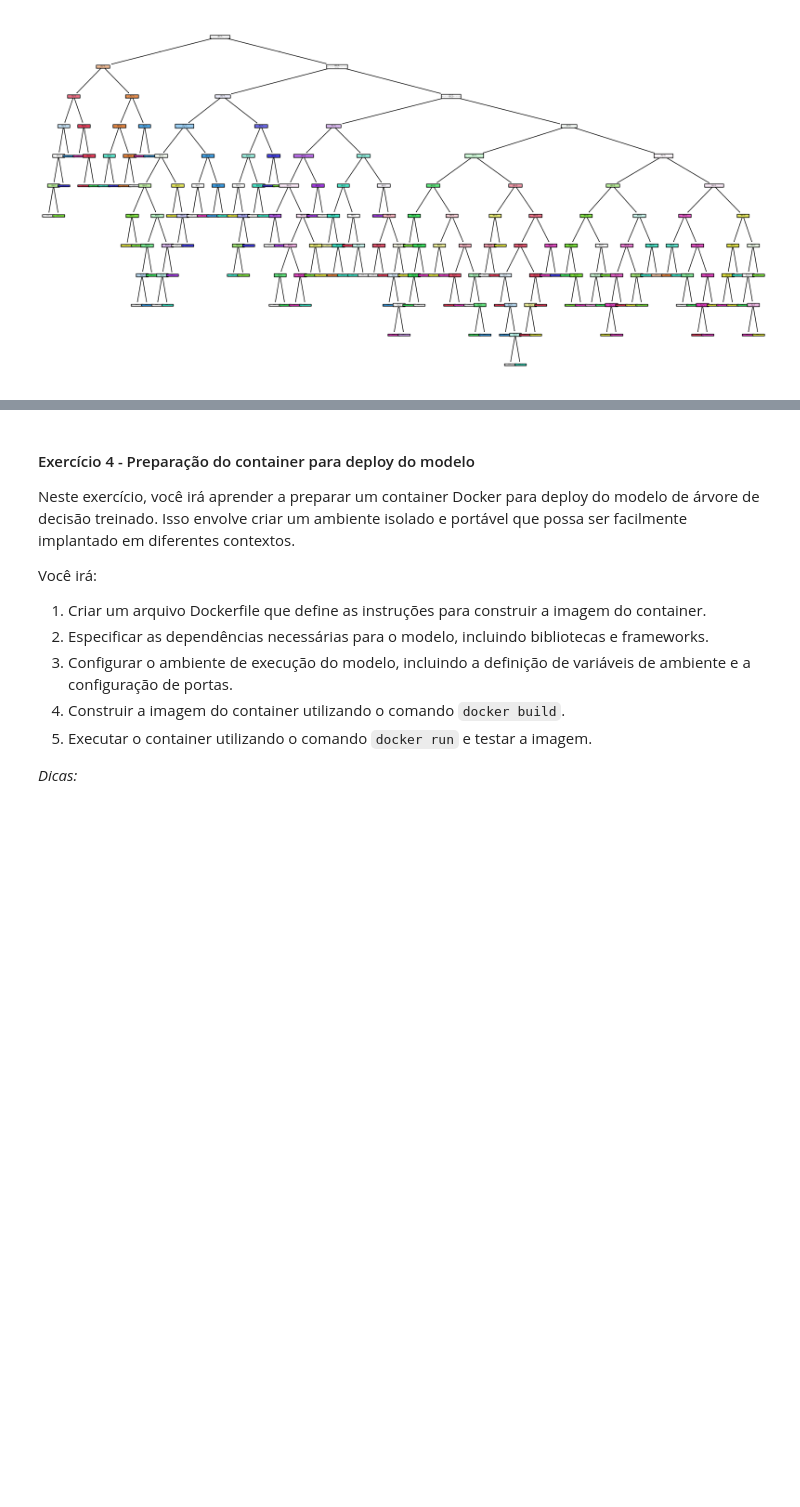
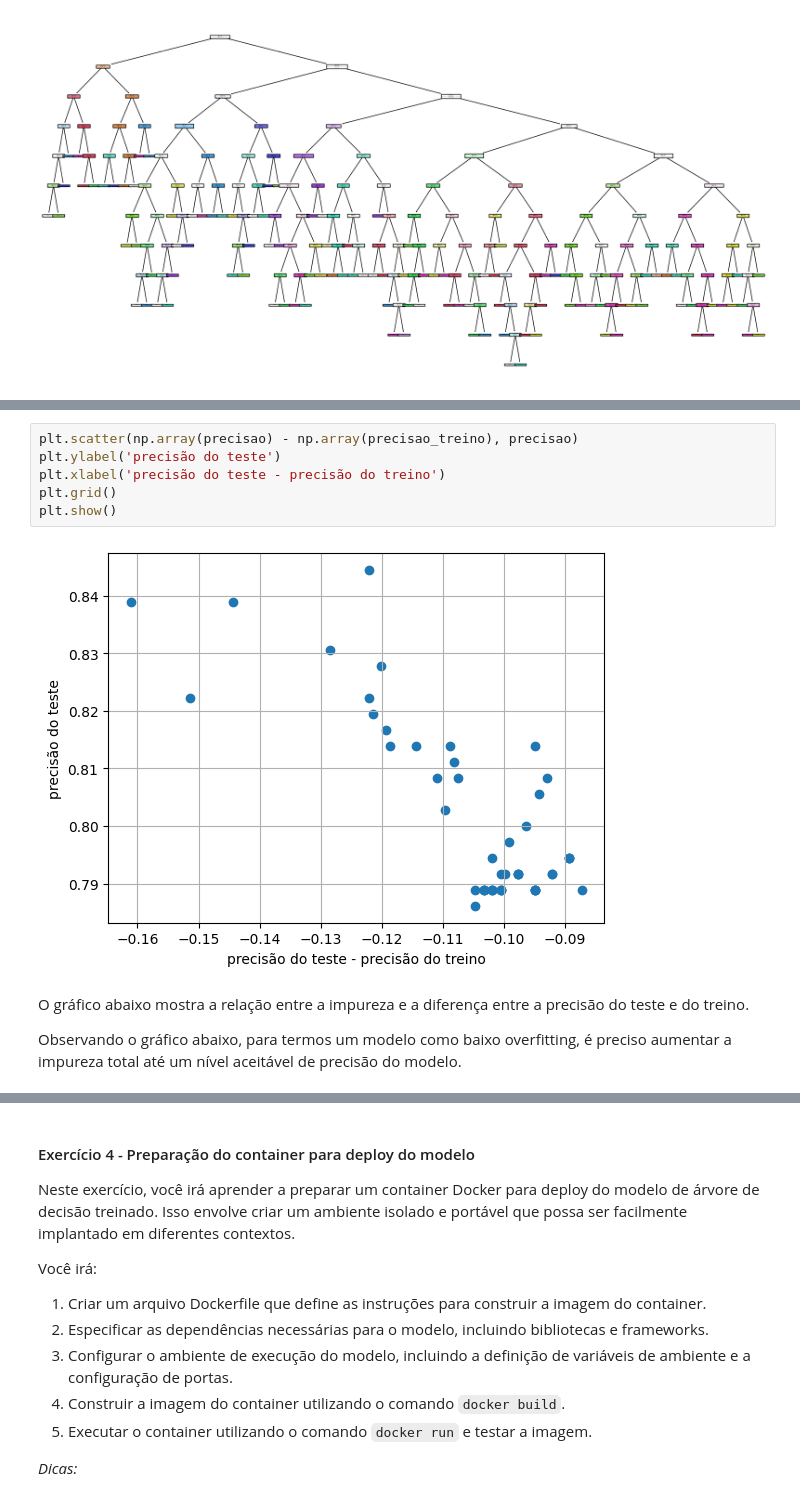
Before and after one commit to hideosahara/mba-deeplearning-iad-006-2024-public, a Jupyter notebook: training_notebook.ipynb, the cells around one changed output, grey strips where cells are left out. Cells and saved outputs as stored; diff of their text form; blank space fills up the shorter version.

```diff
--- a/training_notebook.ipynb
+++ b/training_notebook.ipynb
@@ -223 +234,13 @@ plt.show()
+# %%
+plt.scatter(np.array(precisao) - np.array(precisao_treino), precisao)
+plt.ylabel('precisão do teste')
+plt.xlabel('precisão do teste - precisão do treino')
+plt.grid()
+plt.show()
+# %% [output]
+[figure, added]
+# %% [markdown]
+O gráfico abaixo mostra a relação entre a impureza e a diferença entre a precisão do teste e do treino.
+
+Observando o gráfico abaixo, para termos um modelo como baixo overfitting, é preciso aumentar a impureza total até um nível aceitável de precisão do modelo.
 # %%
```
Also changed, not shown: parts of 33 cells of this notebook, 2 other files.
